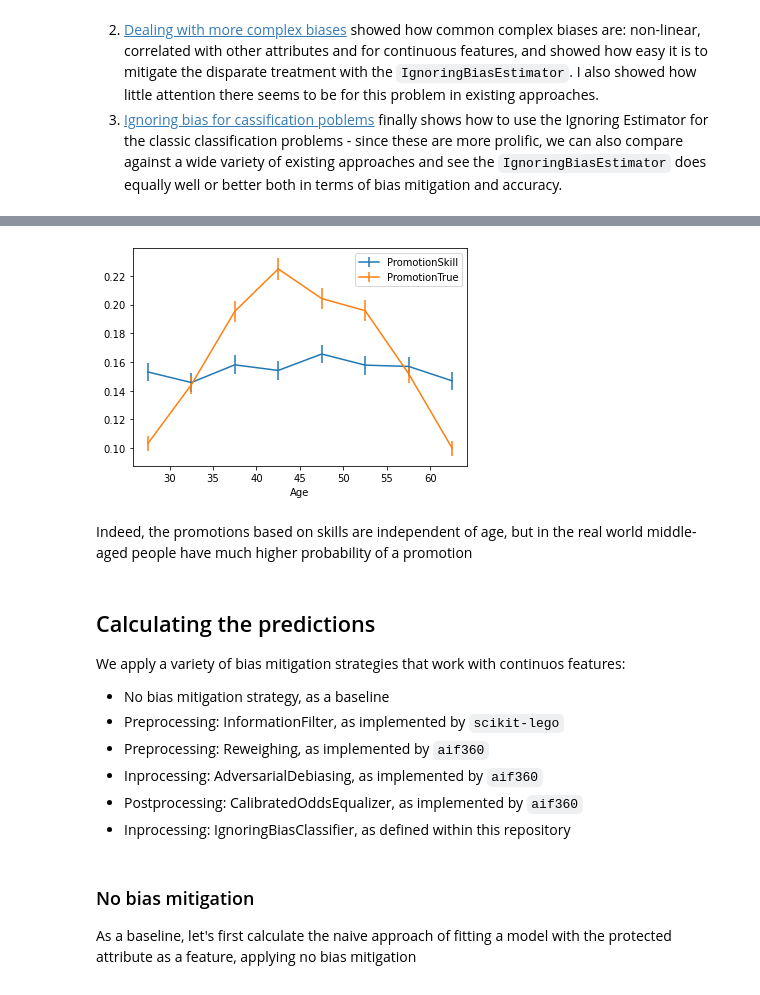
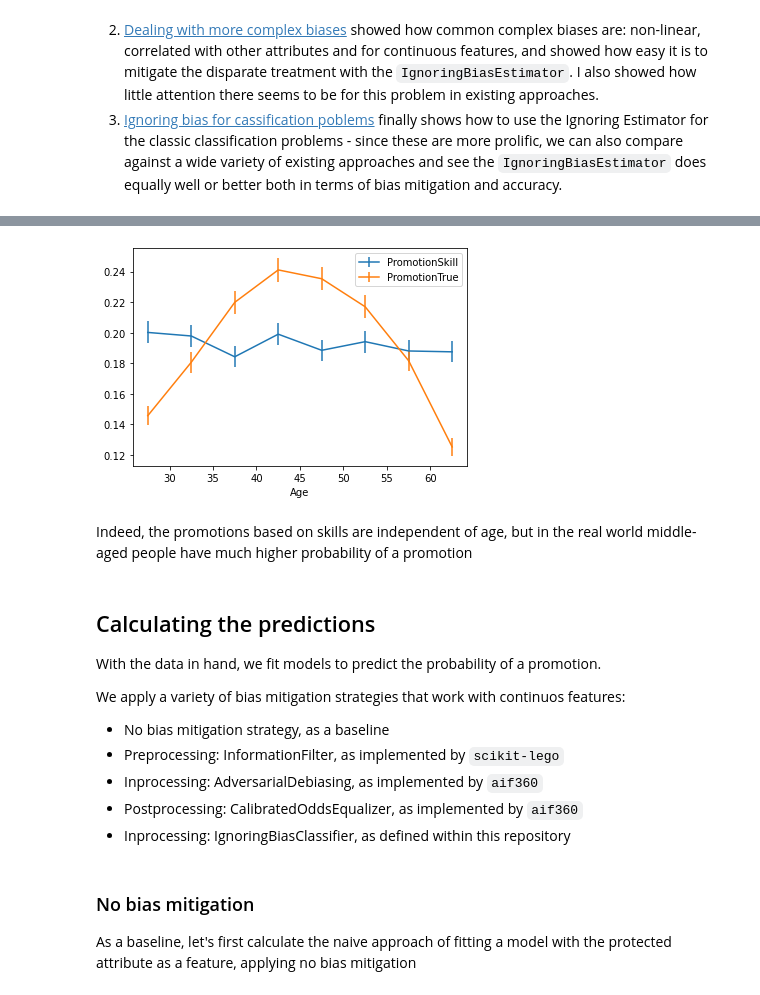
Before and after one commit to SjoerdCor/fairness, a Jupyter notebook: blog/3.IgnoringBiasForClassificationProblems.ipynb, the cells around one changed output, grey strips where cells are left out. Saved outputs shown, nothing was run; the diff lists cells and outputs as text; code cells hidden in the pictures.

```diff
--- a/blog/3.IgnoringBiasForClassificationProblems.ipynb
+++ b/blog/3.IgnoringBiasForClassificationProblems.ipynb
@@ -41,29 +47,32 @@ For the last time in this blog, we stick to the employee situation. Image the co
 
 <img src="./figures/DGP_classification.PNG" title="The data generating process for salary for an imaginary company with biases in employee salaries"/>
 # %%
-def generate_employees_age(size=2500):
-    X = (pd.DataFrame({'Age': 25 + 40 * np.random.rand(size),
-                       'Education': 4 + 16 * np.random.rand(size),
-                       'SocialSkills': np.random.rand(size)
+def generate_employees_age(n_employees: int = 2500) -> pd.DataFrame:
+    X = (pd.DataFrame({'Age': 25 + 40 * np.random.rand(n_employees),
+                       'Education': 4 + 16 * np.random.rand(n_employees),
+                       'SocialSkills': np.random.rand(n_employees)
                       }
                      )
         )
     return X
 
-def eligibility_to_promotion(e):
-    ''' Real numer -> 0/1 based on binomial distribution via sigmoid'''
+def eligibility_to_promotion(e: float):
+    ''' Real number -> 0/1 based on binomial distribution via sigmoid'''
     prob = scipy.special.expit(e)  # Use logistic function to map real number to probability in range [0, 1]
     return np.random.binomial(1, prob) # Turn into yes/no
 
-def add_promotion(df):
+def add_promotion(df: pd.DataFrame) -> pd.DataFrame:
     weights = {'Age': 0,
-               'Education': 0.02,
-               'SocialSkills': 0.1
+               'Education': 0.5,
+               'SocialSkills': 2.5,
               }
-    error = np.random.normal(-2, 0.2, size=len(df))
-    df = df.assign(PromotionEligibilitySkill = lambda df: df.mul(weights).sum('columns').add(error),
+    error = 0.2
+    bias_effect_size = -0.5
+
+    base_prob = np.random.normal(-10, error, size=len(df))
+    df = df.assign(PromotionEligibilitySkill = lambda df: df.mul(weights).sum('columns').add(base_prob),
                    PromotionEligibilityTrue = lambda df: (df['PromotionEligibilitySkill']
-                                                          .add(utils.generate_bias(df['Age'], effect_size=-0.4, power=2))
+                                                          .add(utils.generate_bias(df['Age'], effect_size=bias_effect_size, power=2))
                                                          ),
                    PromotionSkill = lambda df: df['PromotionEligibilitySkill'].apply(eligibility_to_promotion),
                    PromotionTrue = lambda df: df['PromotionEligibilityTrue'].apply(eligibility_to_promotion),
@@ -71,6 +80,7 @@ def add_promotion(df):
     return df
 
 df = generate_employees_age(25000).pipe(add_promotion)
+
 PROTECTED_ATTRIBUTE = ['Age']
 # %%
 utils.display_df(df)
@@ -99,25 +109,35 @@ utils.display_df(df)
 # %%
-def plot_promotion_prob_by_age(predictions, age, age_group=5, ax=None, **kwargs):
+def plot_promotion_prob_by_age(predictions: pd.Series, age: pd.Series, age_group: float = 5, ax=None, **kwargs):
+    """
+    Plots mean and sem of the promotion probability per age bucket
+
+    predictions: columns containing output
+    age: coumn containing the age for each prediction
+    age_group: bucket size for the age
+    ax: pyplot Ax object to which the plot is added. If None, a new Ax is created
+    **kwargs are passed to pd.plot method
+    """
     if ax is None:
         fig, ax = plt.subplots()
     age_grouped = age // age_group * age_group + age_group/2
     result = predictions.groupby(age_grouped).agg(['mean', 'sem'])
     ax = (result.plot(y='mean', yerr='sem', ax=ax, label=predictions.name, **kwargs))
     return ax
 
 ax = plot_promotion_prob_by_age(df['PromotionSkill'], df['Age'])
 plot_promotion_prob_by_age(df['PromotionTrue'], df['Age'], ax=ax)
 plt.show()
 # %% [output]
-[figure, old version]
+[figure, new version]
 # %% [markdown]
 Indeed, the promotions based on skills are independent of age, but in the real world middle-aged people have much higher probability of a promotion
 # %% [markdown]
 ## Calculating the predictions
+With the data in hand, we fit models to predict the probability of a promotion.
+
 We apply a variety of bias mitigation strategies that work with continuos features:
 * No bias mitigation strategy, as a baseline
 * Preprocessing: InformationFilter, as implemented by `scikit-lego`
-* Preprocessing: Reweighing, as implemented by `aif360`
 * Inprocessing: AdversarialDebiasing, as implemented by `aif360`
 * Postprocessing: CalibratedOddsEqualizer, as implemented by `aif360`
 * Inprocessing: IgnoringBiasClassifier, as defined within this repository
```
Also changed, not shown: parts of 37 cells of this notebook, 1 other file.
